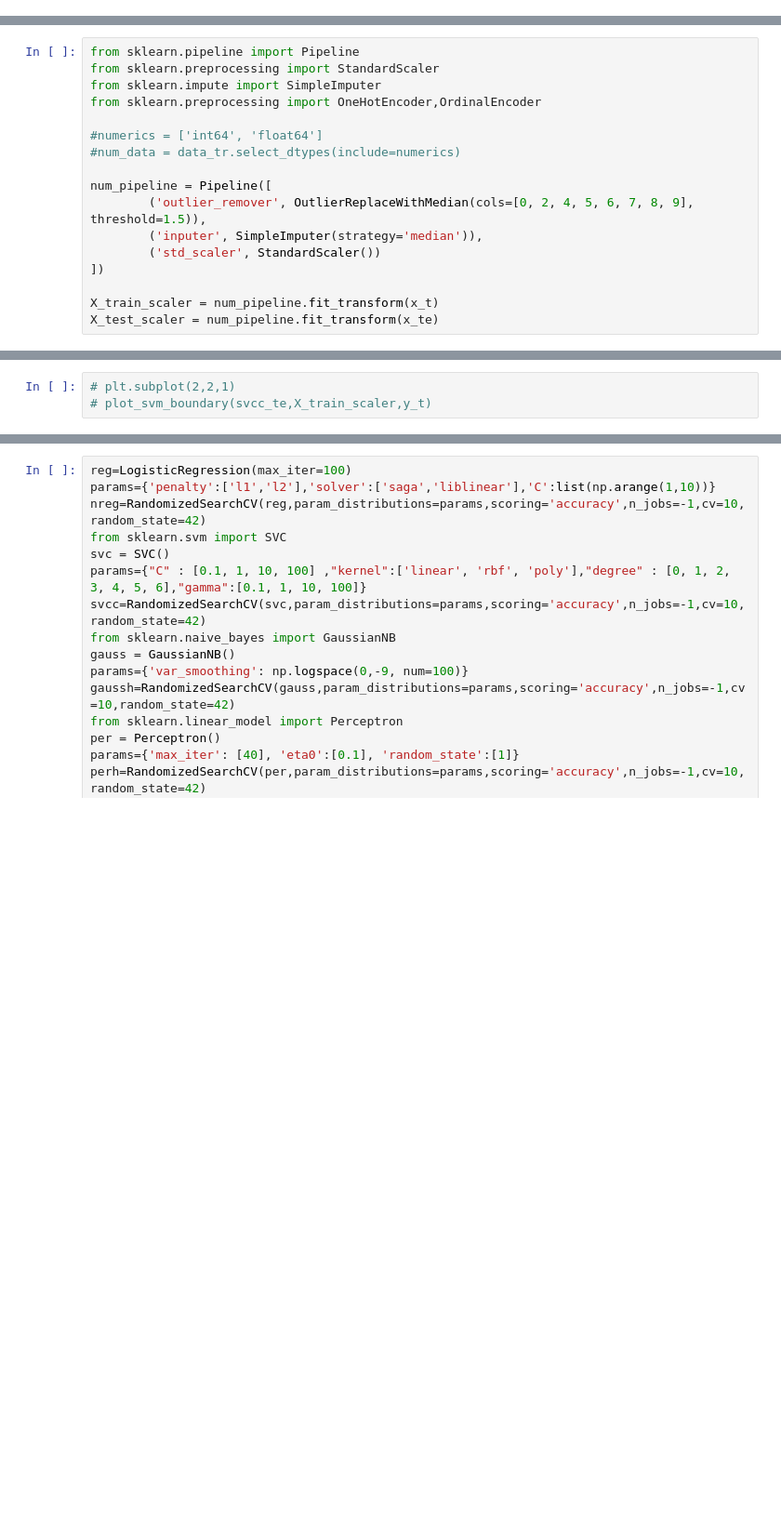
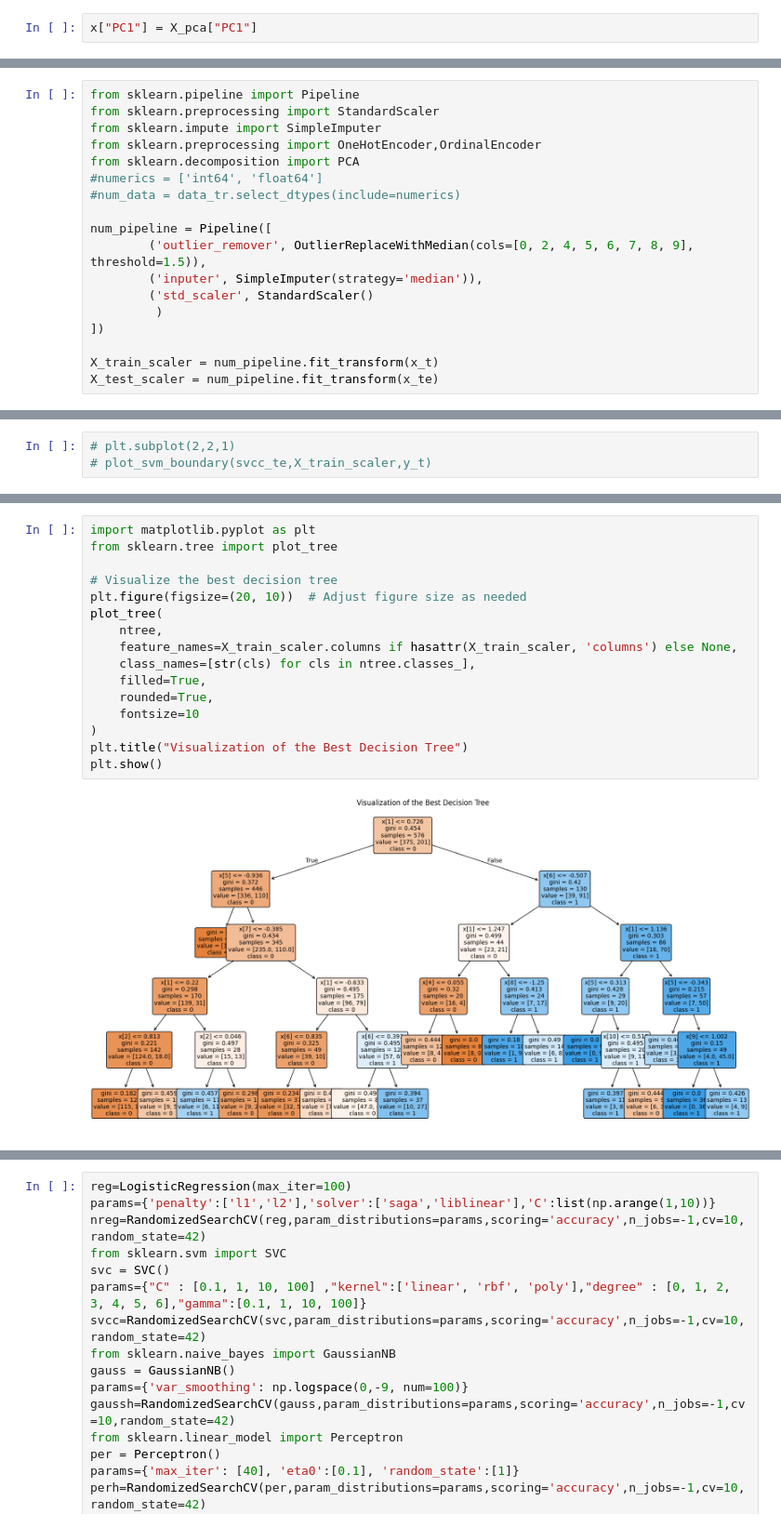
Before and after one commit to waheb-1988/machine_learning_pipeline, a Jupyter notebook: diabetes/eda.ipynb, the cells around one changed output, grey strips where cells are left out. Shown at 93% size. Saved outputs shown, nothing was run; the diff lists cells and outputs as text; blank space fills up the shorter version.

Commit message:
decion_tree

```diff
--- a/diabetes/eda.ipynb
+++ b/diabetes/eda.ipynb
@@ -333,3 +402,5 @@ y= df['Outcome']
+# %%
+x["PC1"] = X_pca["PC1"]
 # %%
 x_t,x_te,y_t,y_te= train_test_split(x,y,test_size=.25,random_state=20, stratify=y)
 # %%
@@ -360,14 +431,15 @@ from sklearn.pipeline import Pipeline
 from sklearn.preprocessing import StandardScaler
 from sklearn.impute import SimpleImputer
 from sklearn.preprocessing import OneHotEncoder,OrdinalEncoder
-
+from sklearn.decomposition import PCA
 #numerics = ['int64', 'float64']
 #num_data = data_tr.select_dtypes(include=numerics)
 
 num_pipeline = Pipeline([
         ('outlier_remover', OutlierReplaceWithMedian(cols=[0, 2, 4, 5, 6, 7, 8, 9], threshold=1.5)),
         ('inputer', SimpleImputer(strategy='median')),
-        ('std_scaler', StandardScaler())
+        ('std_scaler', StandardScaler()
+         )
 ])
 
 X_train_scaler = num_pipeline.fit_transform(x_t)
@@ -694,0 +717,18 @@ acc
+# %%
+import matplotlib.pyplot as plt
+from sklearn.tree import plot_tree
+
+# Visualize the best decision tree
+plt.figure(figsize=(20, 10))  # Adjust figure size as needed
+plot_tree(
+    ntree,
+    feature_names=X_train_scaler.columns if hasattr(X_train_scaler, 'columns') else None,
+    class_names=[str(cls) for cls in ntree.classes_],
+    filled=True,
+    rounded=True,
+    fontsize=10
+)
+plt.title("Visualization of the Best Decision Tree")
+plt.show()
+# %% [output]
+[figure, added]
```
Also changed, not shown: parts of 23 cells of this notebook, 3 other files.
